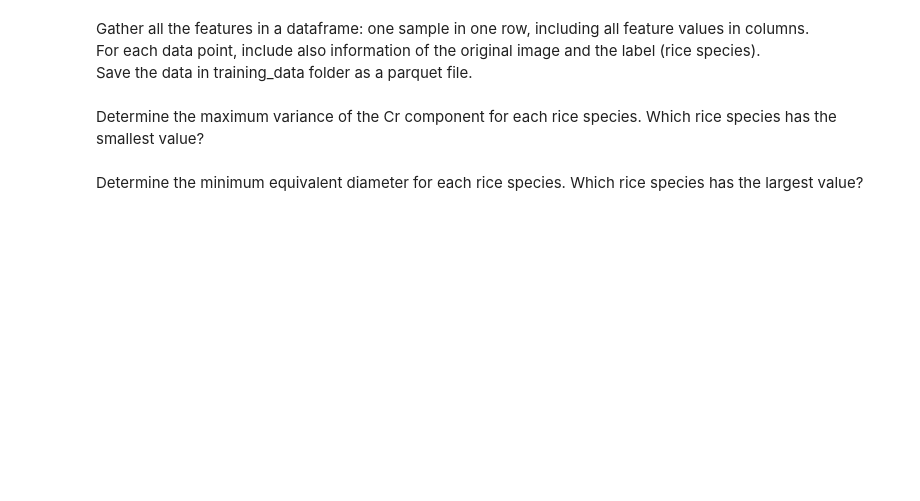
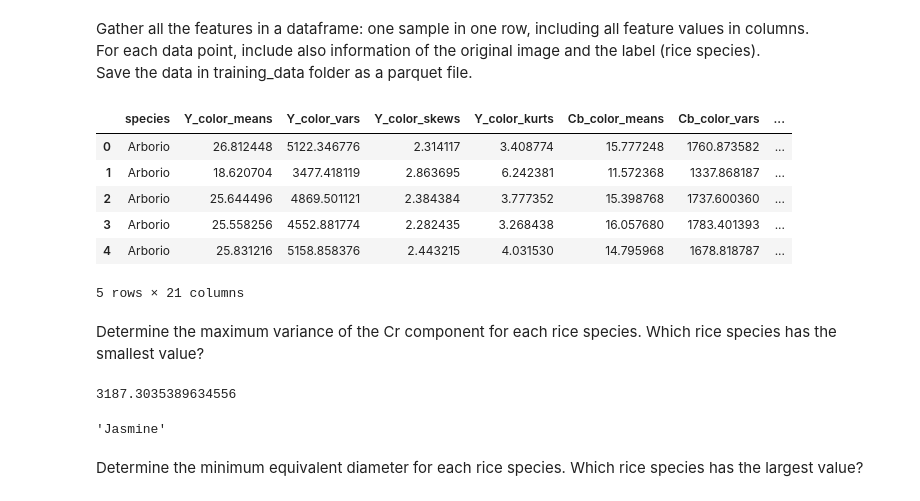
Before and after one commit to konstanyman/Exercise_p1, a Jupyter notebook: notebooks/Exercise_MLPR2024_part1_template.ipynb, the cells around one changed output. Cells and saved outputs as stored; diff of their text form; code cells hidden in the pictures; blank space fills up the shorter version.

```diff
--- a/notebooks/Exercise_MLPR2024_part1_template.ipynb
+++ b/notebooks/Exercise_MLPR2024_part1_template.ipynb
@@ -92,16 +92,16 @@ for img_path in subset: #loop through all images
 
 
 # load test image and find contours
-img = cv.imread(test_image) #read image
-assert img is not None, "file could not be read, check with os.path.exists()"
-gray = cv.cvtColor(img, cv.COLOR_BGR2GRAY) #grayscale image
+test_img = cv.imread(test_image_path) #read image
+assert test_img is not None, "file could not be read, check with os.path.exists()"
+gray = cv.cvtColor(test_img, cv.COLOR_BGR2GRAY) #grayscale image
 ret, thresh = cv.threshold(gray, 127, 255, 0) #applies threshold, gets a binary image
 test_contours, hierarchy = cv.findContours(thresh, cv.RETR_TREE, cv.CHAIN_APPROX_SIMPLE) #find contours
 
-# draw contours and plot images
+# draw contours and plot test images
 fig, axes = plt.subplots(1,2, figsize=(8,4)) #create figure
 
-rgb_image = cv.cvtColor(img, cv.COLOR_BGR2RGB) #convert back to rgb
+rgb_image = cv.cvtColor(test_img, cv.COLOR_BGR2RGB) #convert back to rgb
 axes[0].imshow(rgb_image) #plot original image
 
 rgb_image_copy = rgb_image #create copy of rgb image
@@ -295,3 +340,42 @@ sf2 = [l/a for l, a in zip(minor_axis, contour_area)]
 Gather all the features in a dataframe: one sample in one row, including all feature values in columns. <br>
 For each data point, include also information of the original image and the label (rice species). <br>
 Save the data in training_data folder as a parquet file.
+# %%
+# create list of species values
+species = [value for value in folders for i in range(100)]
+
+# create dictionary of all features
+rice_dict = {
+    "species": species,
+    "Y_color_means": Y_color_means,
+    "Y_color_vars": Y_color_vars,
+    "Y_color_skews": Y_color_skews,
+    "Y_color_kurts": Y_color_kurts,
+    "Cb_color_means": Cb_color_means,
+    "Cb_color_vars": Cb_color_vars,
+    "Cb_color_skews": Cb_color_skews,
+    "Cb_color_kurts": Cb_color_kurts,
+    "Cr_color_means": Cr_color_means,
+    "Cr_color_vars": Cr_color_vars,
+    "Cr_color_skews": Cr_color_skews,
+    "Cr_color_kurts": Cr_color_kurts,
+    "major_axis": major_axis,
+    "minor_axis": minor_axis,
+    "contour_area": contour_area,
+    "perimeter": perimeter,
+    "equivalent_diameter": equivalent_diameter,
+    "compactness": compactness,
+    "sf1": sf1,
+    "sf2": sf2
+}
+
+rice_df = pd.DataFrame(rice_dict)
+rice_df.head()
+# %% [output]
+|  | species | Y_color_means | Y_color_vars | Y_color_skews | Y_color_kurts | Cb_color_means | Cb_color_vars | ... |
+| 0 | Arborio | 26.812448 | 5122.346776 | 2.314117 | 3.408774 | 15.777248 | 1760.873582 | ... |
+| 1 | Arborio | 18.620704 | 3477.418119 | 2.863695 | 6.242381 | 11.572368 | 1337.868187 | ... |
+| 2 | Arborio | 25.644496 | 4869.501121 | 2.384384 | 3.777352 | 15.398768 | 1737.600360 | ... |
+| 3 | Arborio | 25.558256 | 4552.881774 | 2.282435 | 3.268438 | 16.057680 | 1783.401393 | ... |
+| 4 | Arborio | 25.831216 | 5158.858376 | 2.443215 | 4.031530 | 14.795968 | 1678.818787 | ... |
+5 rows × 21 columns
@@ -298,4 +385,14 @@ Save the data in training_data folder as a parquet file.
 # %% [markdown]
 Determine the maximum variance of the Cr component for each rice species. Which rice species has the smallest value?
+# %%
+# max variance of Cr component
+rice_df['Cr_color_vars'].max()
+# %% [output]
+3187.3035389634556
+# %%
+# smallest value belongs to species
+rice_df.loc[(rice_df['Cr_color_vars'] == rice_df['Cr_color_vars'].min()), 'species'].values[0]
+# %% [output]
+'Jasmine'
 # %% [markdown]
 Determine the minimum equivalent diameter for each rice species. Which rice species has the largest value?
```
Also changed, not shown: parts of 7 cells of this notebook, 1 other file.
